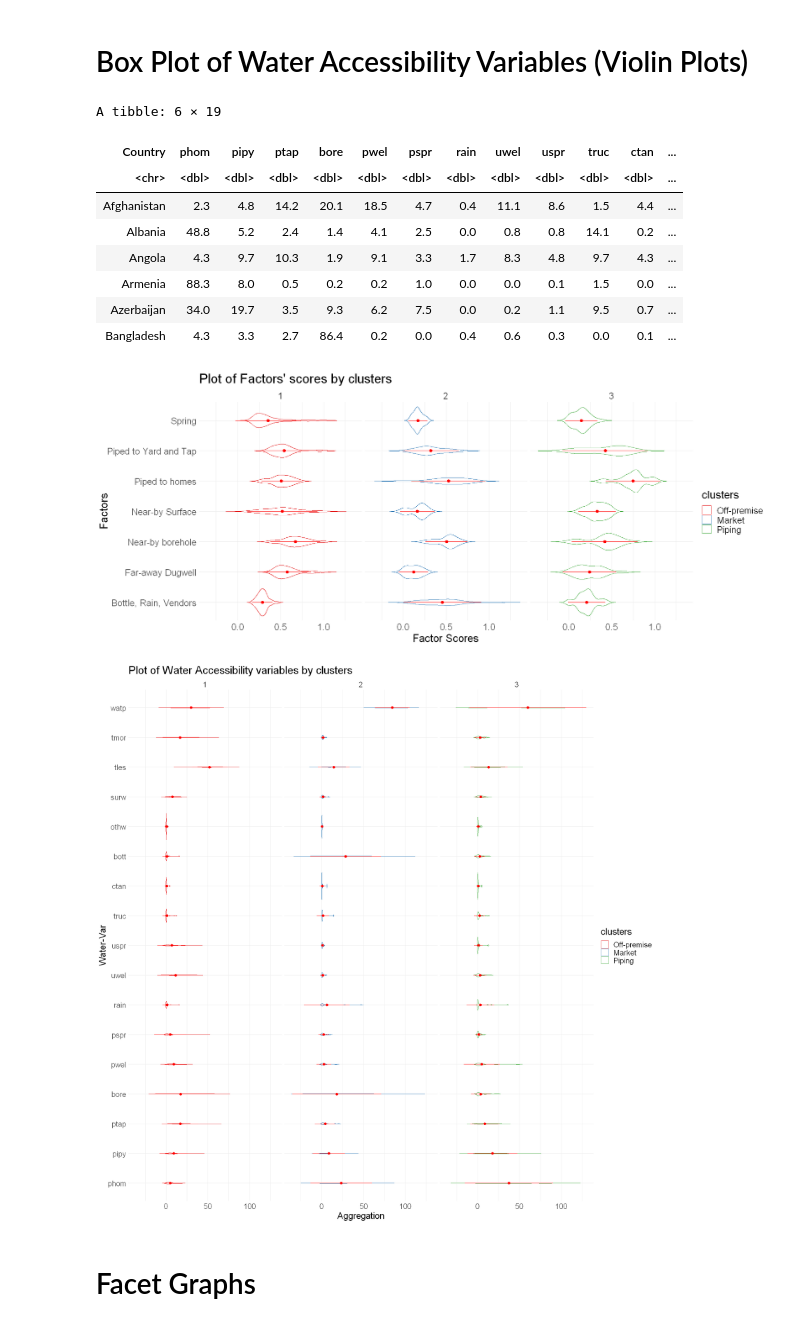
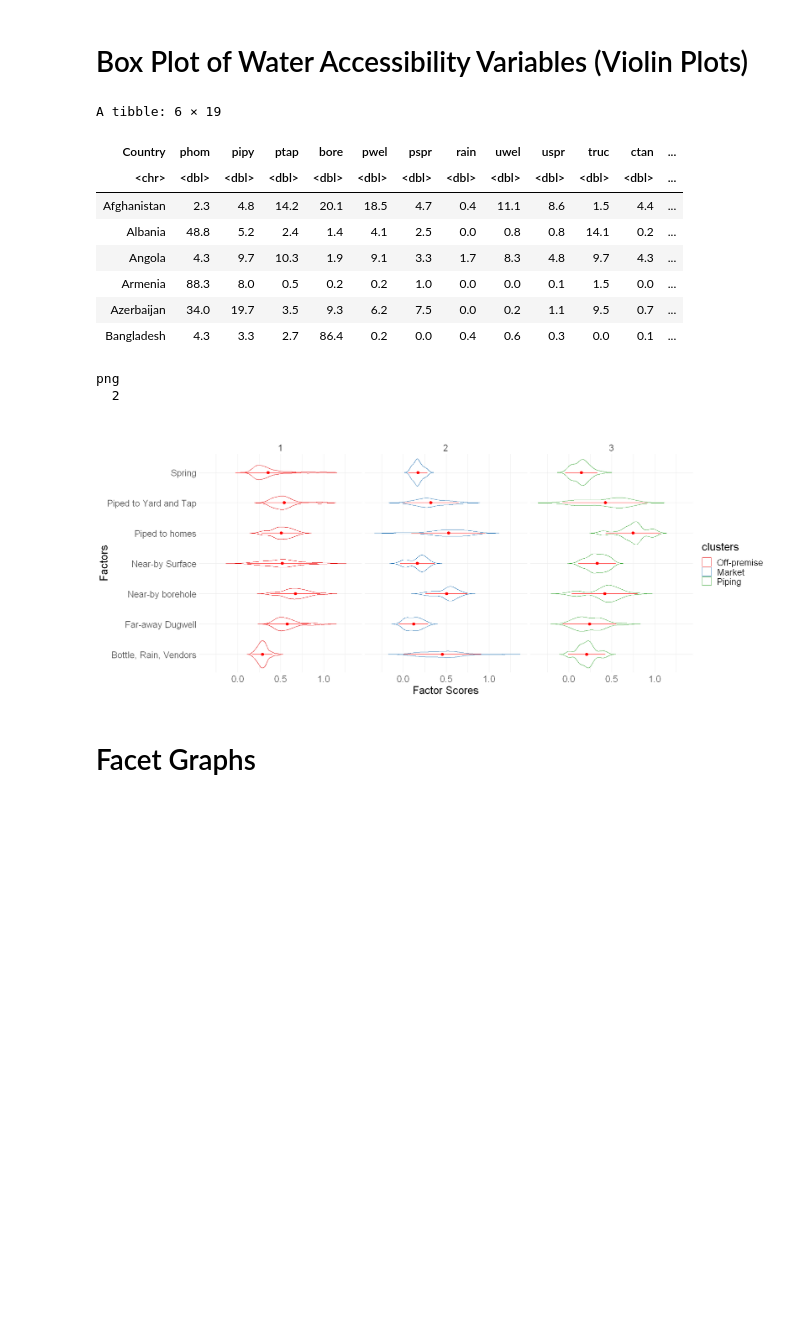
Before and after one commit to narslab/water-accessibility, a Jupyter notebook: bin/jupyter/typology-seven-five-ml-promax.ipynb, the cells around one changed output. Cells and saved outputs as stored; diff of their text form; code cells hidden in the pictures; blank space fills up the shorter version.

```diff
--- a/bin/jupyter/typology-seven-five-ml-promax.ipynb
+++ b/bin/jupyter/typology-seven-five-ml-promax.ipynb
@@ -198,7 +258,7 @@ p <- ggplot(data = weight.m, aes(x=Factor, y=Weight, fill = Weight, color = clus
   geom_violin(trim=FALSE) +
     stat_summary(fun.data=mean_sdl,
                  geom="pointrange", color="red") +
-labs(title="Plot of Factors' scores by clusters",x="Factors", y = "Factor Scores") +
+labs(title="",x="Factors", y = "Factor Scores") +
  theme_minimal() +
  scale_color_manual(name = 'clusters',
   labels = c("Off-premise", "Market", "Piping"),
@@ -217,37 +277,49 @@ agg.m <- melt(dfw, id="clusters",
                    measure=c(
 'phom', 'pipy','ptap','bore','pwel','pspr','rain','uwel','uspr','truc','ctan','bott','othw','surw','tles','tmor','watp'
                    ),
                    variable.name="WA", value.name="Aggregation")
 #Sizing
 options(repr.plot.width=17, repr.plot.height=17)
 par(mar = c(1,1,1,1))
 par(cex=5)
 
 w <- ggplot(data = agg.m, aes(x= WA, y= Aggregation, fill = Aggregation, color = clusters)) +
   geom_violin(trim=FALSE) +
     stat_summary(fun.data=mean_sdl,
-                 geom="pointrange", color="red") +
-    labs(title="Plot of Water Accessibility variables by clusters",x="Water-Var", y = "Aggregation") +
+                 geom="pointrange") +
+    labs(title="",x="Water-Var", y = "Aggregation") +
     theme_minimal() +
     scale_color_manual(name = 'clusters',
     labels = c("Off-premise", "Market", "Piping"),
     values=c('#E41A1C','#377EB8','#4DAF4A')) +
   facet_wrap(~ clusters , nrow=1) +
   coord_flip() +
     theme(text = element_text(size=20))
+png(
+  "violin-17-wa-clusters.png",
+  width     = 15,
+  height    = 15,
+  units     = "in",
+  res       = 700,
+  #pointsize = 6
+)
+
 w
+
+dev.off()
 # %% [output]
 A tibble: 6 × 19
 | Country | phom | pipy | ptap | bore | pwel | pspr | rain | uwel | uspr | truc | ctan | ... |
 | <chr> | <dbl> | <dbl> | <dbl> | <dbl> | <dbl> | <dbl> | <dbl> | <dbl> | <dbl> | <dbl> | <dbl> | ... |
 | Afghanistan | 2.3 | 4.8 | 14.2 | 20.1 | 18.5 | 4.7 | 0.4 | 11.1 | 8.6 | 1.5 | 4.4 | ... |
 | Albania | 48.8 | 5.2 | 2.4 | 1.4 | 4.1 | 2.5 | 0.0 | 0.8 | 0.8 | 14.1 | 0.2 | ... |
 | Angola | 4.3 | 9.7 | 10.3 | 1.9 | 9.1 | 3.3 | 1.7 | 8.3 | 4.8 | 9.7 | 4.3 | ... |
 | Armenia | 88.3 | 8.0 | 0.5 | 0.2 | 0.2 | 1.0 | 0.0 | 0.0 | 0.1 | 1.5 | 0.0 | ... |
 | Azerbaijan | 34.0 | 19.7 | 3.5 | 9.3 | 6.2 | 7.5 | 0.0 | 0.2 | 1.1 | 9.5 | 0.7 | ... |
 | Bangladesh | 4.3 | 3.3 | 2.7 | 86.4 | 0.2 | 0.0 | 0.4 | 0.6 | 0.3 | 0.0 | 0.1 | ... |
+png
+  2
-[figure, old version]
+[figure, new version]
-[figure, removed]
 # %% [markdown]
 # Facet Graphs
 # %%
```
Also changed, not shown: parts of 3 cells of this notebook, 14 other files.
